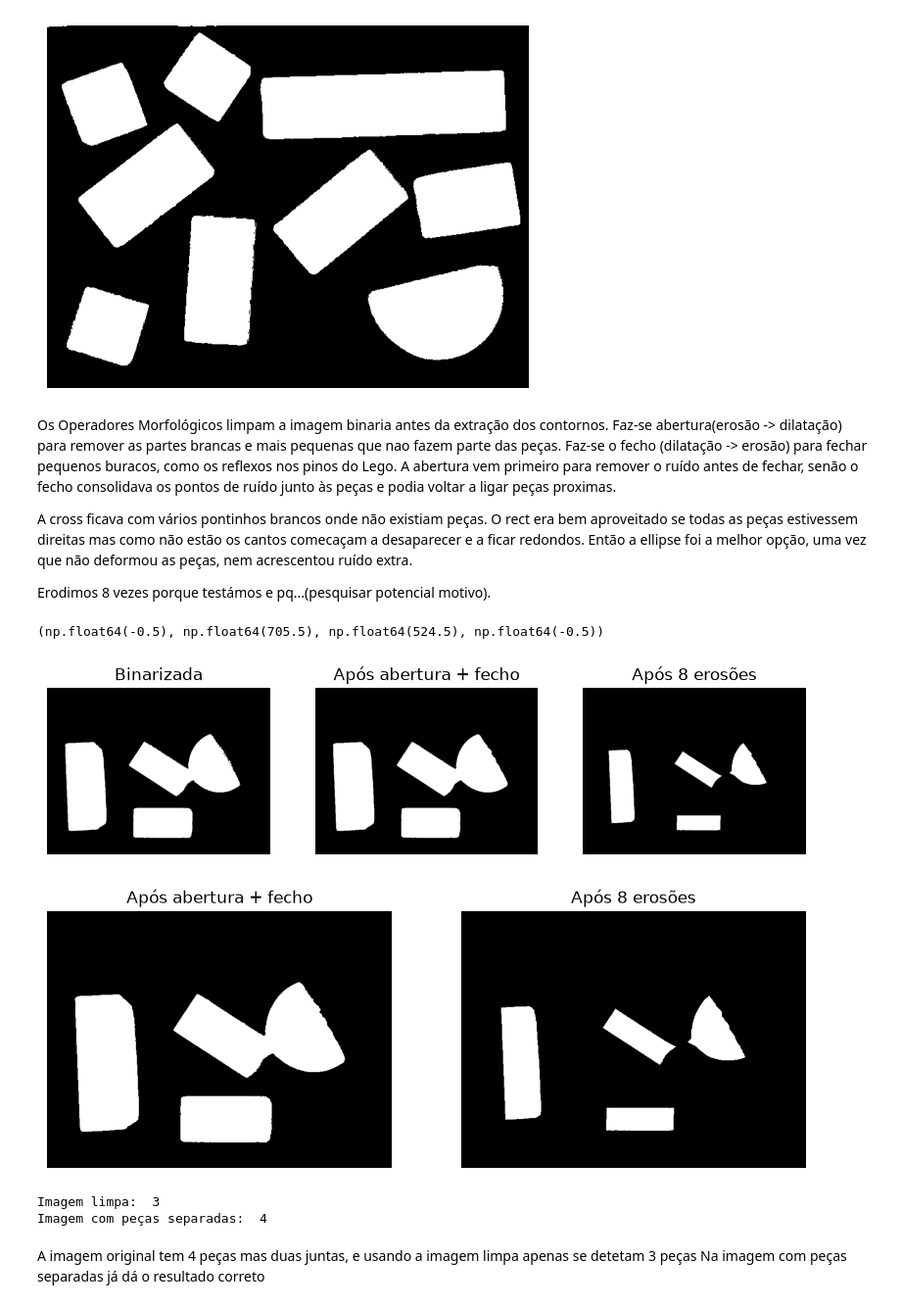
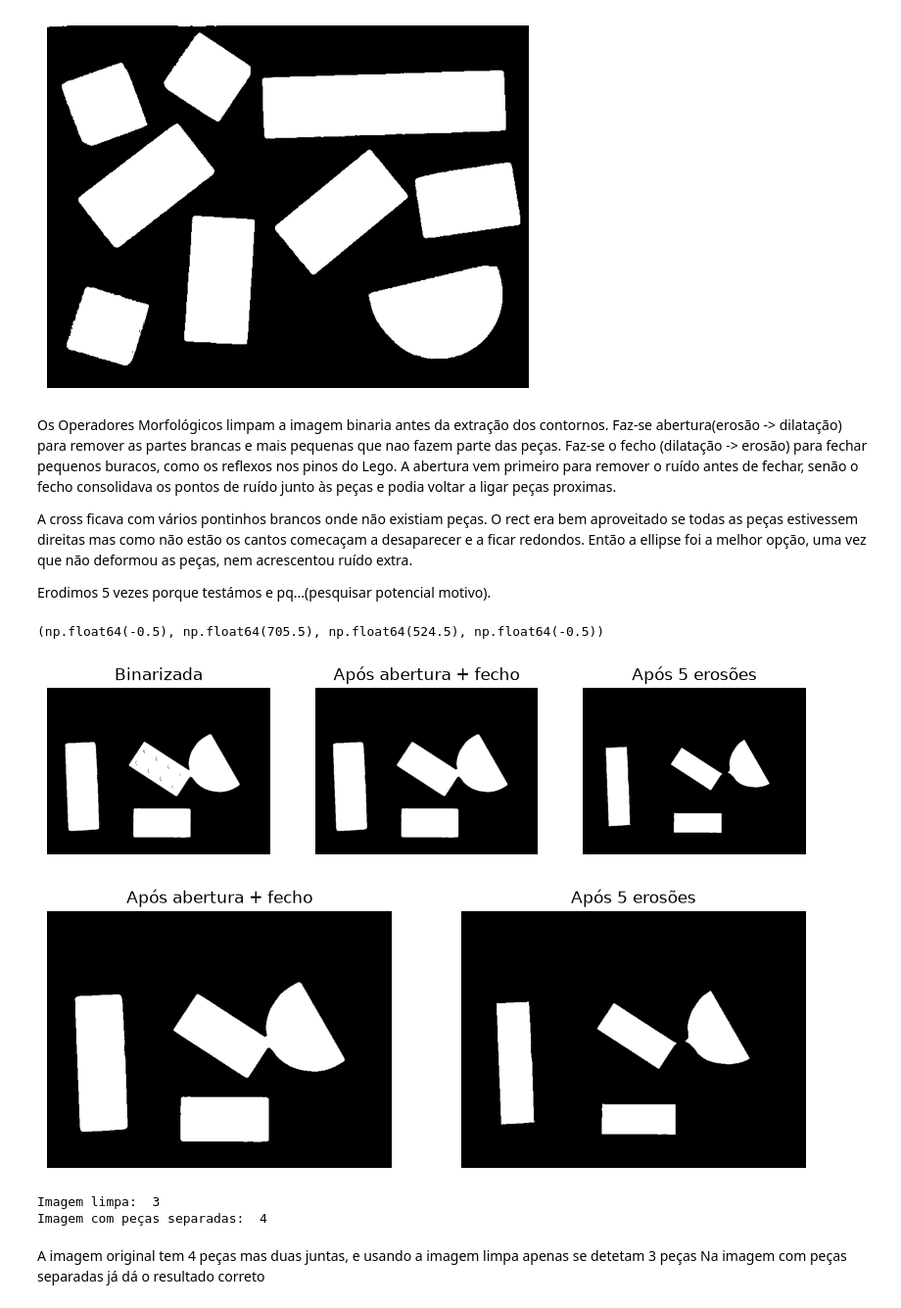
Before and after one commit to beatizisjesus-ctrl/PIV_TP1, a Jupyter notebook: PIV_TP1.ipynb, the cells around one changed output. Shown at 98% size. Saved outputs shown, nothing was run; the diff lists cells and outputs as text; code cells hidden in the pictures.

```diff
--- a/PIV_TP1.ipynb
+++ b/PIV_TP1.ipynb
@@ -24,7 +24,8 @@ Medimos a instensidade em cada canal BGR em diferentes sítios na imagem (canto
 #treino_bin = [cv2.threshold(img, 140, 255, cv2.THRESH_BINARY)[1] for img in treino]
 
 def segmentar(img):
-    fundo = cv2.inRange(img, (150, 90, 0), (255, 200, 110))   # (B, G, R) min e max
+    #fundo = cv2.inRange(img, (150, 90, 0), (255, 200, 110))   # (B, G, R) min e max
+    fundo = cv2.inRange(img, (95, 75, 0), (255, 200, 110))   # mudei por causa das sombras das peças
     return 255 - fundo                                        # peças = branco, fundo = preto
 
 
@@ -51,7 +52,7 @@ Os Operadores Morfológicos limpam a imagem binaria antes da extração dos cont
 
 A cross ficava com vários pontinhos brancos onde não existiam peças. O rect era bem aproveitado se todas as peças estivessem direitas mas como não estão os cantos comecaçam a desaparecer e a ficar redondos. Então a ellipse foi a melhor opção, uma vez que não deformou as peças, nem acrescentou ruído extra.
 
-Erodimos 8 vezes porque testámos e pq...(pesquisar potencial motivo).
+Erodimos 5 vezes porque testámos e pq...(pesquisar potencial motivo).
 # %%
 #Operadores Morfológicos
 
@@ -68,8 +69,8 @@ def limpar(bin_):
     return fecho
 
 # A função separar aplica erosão a uma imagem limpa para separar as peças
-# o 8 foi escolhido depois de testar com vários valores (célula a seguir)
-def separar(limpa, it=8):
+# o 5 foi escolhido depois de testar com vários valores (célula a seguir)
+def separar(limpa, it=5):
     return cv2.erode(limpa, kernel, iterations=it)
 
 treino_limpo = [limpar(b) for b in treino_bin]
@@ -86,9 +87,9 @@ ax[1].set_title("Após abertura + fecho")
 ax[1].axis("off")
 
 ax[2].imshow(treino_sep[6], cmap="gray")
-ax[2].set_title("Após 8 erosões")
+ax[2].set_title("Após 5 erosões")
 ax[2].axis("off")
 # %% [output]
 (np.float64(-0.5), np.float64(705.5), np.float64(524.5), np.float64(-0.5))
-[figure, old version]
+[figure, new version]
 # %%
@@ -115,23 +116,23 @@ ax[2].axis("off")
 # %%
 # Etiquetação
 
 fig, ax = plt.subplots(1, 2, figsize=(10, 4))
 
 ax[0].imshow(treino_limpo[6], cmap="gray")
 ax[0].set_title("Após abertura + fecho")
 ax[0].axis("off")
 
 ax[1].imshow(treino_sep[6], cmap="gray")
-ax[1].set_title("Após 8 erosões")
+ax[1].set_title("Após 5 erosões")
 ax[1].axis("off")
 plt.show()
 
 n_limpo, etiquetas_limpo = cv2.connectedComponents(treino_limpo[6]) # número de objetos, etiquetas
 n_sep, etiquetas_sep = cv2.connectedComponents(treino_sep[6]) # número de objetos, etiquetas
 print("Imagem limpa: ", n_limpo - 1) # 0 é o fundo, daí subtraí-se 1
 print("Imagem com peças separadas: ", n_sep - 1)
 # %% [output]
-[figure, old version]
+[figure, new version]
 Imagem limpa:  3
 Imagem com peças separadas:  4
 # %% [markdown]
```
Also changed, not shown: parts of 7 cells of this notebook.
